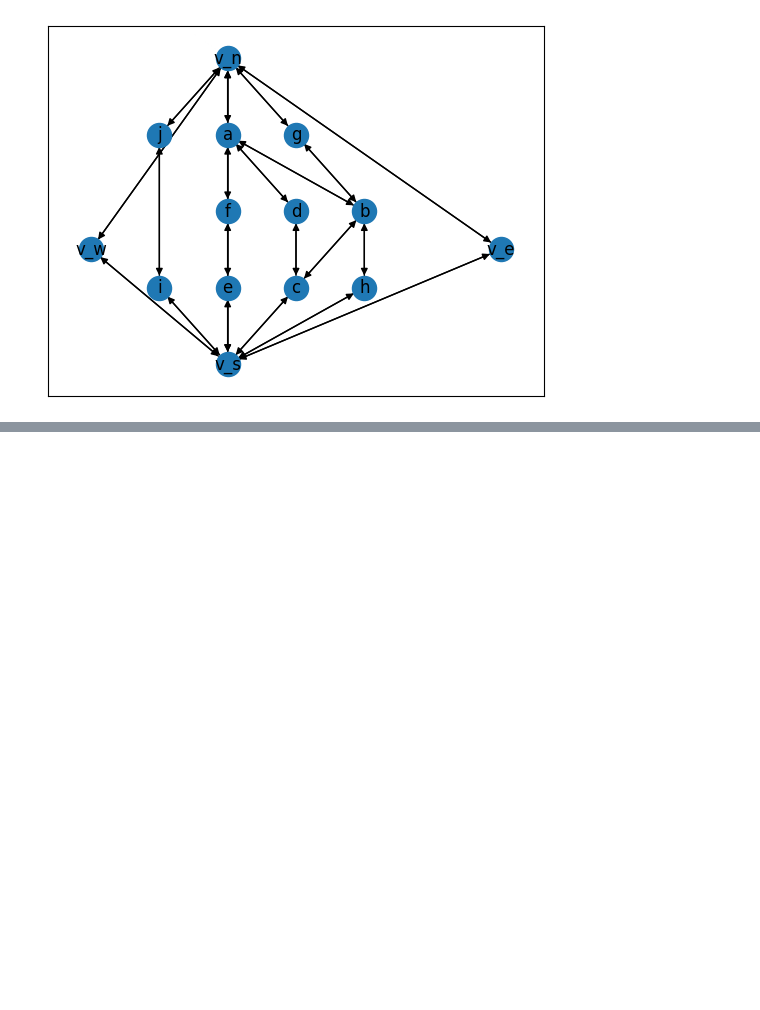
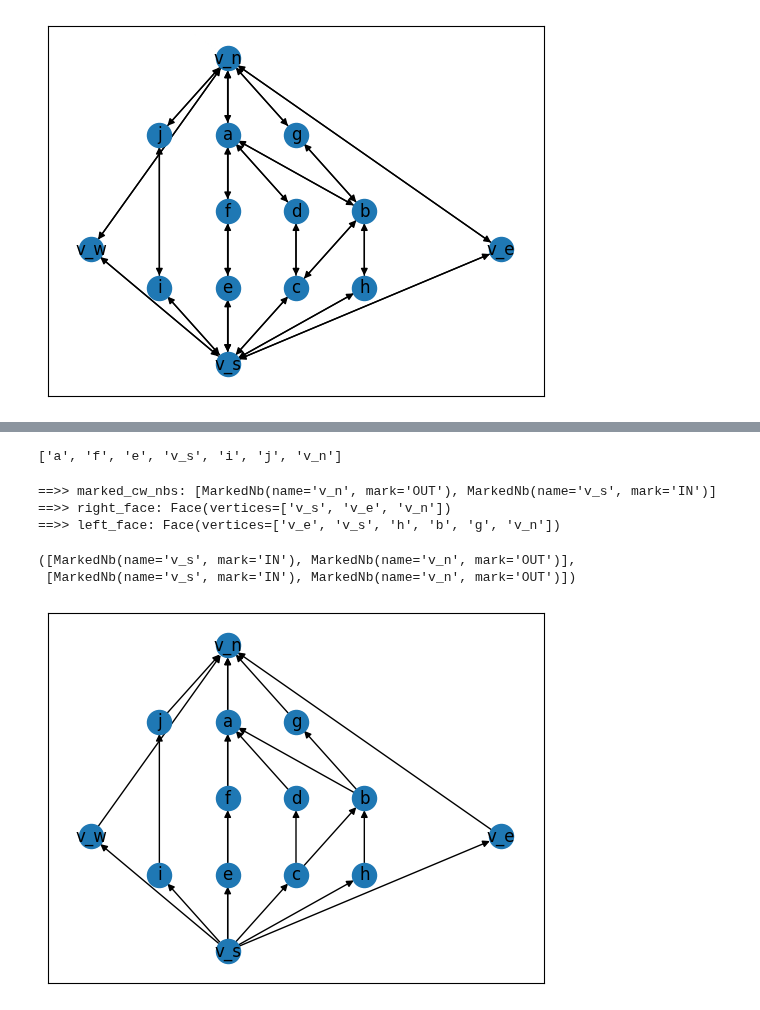
Before and after one commit to juliet29/graph2plan, a Jupyter notebook: notebooks/01_dcel.ipynb, the cells around one changed output, grey strips where cells are left out. Saved outputs shown, nothing was run; the diff lists cells and outputs as text; code cells hidden in the pictures; blank space fills up the shorter version.

```diff
--- a/notebooks/01_dcel.ipynb
+++ b/notebooks/01_dcel.ipynb
@@ -19,5 +14,5 @@ print(dv[1:])
 # %%
-PG, pos, de = complete_kant_G1()
+PG, pos, de = embedded_kant_G1()
 nx.draw_networkx(PG.to_directed(), pos)
 # %% [output]
 [figure]
@@ -47,0 +28,17 @@ KeyError: 'hello'
+# %%
+PG.traverse_face("a", "f")
+# %% [output]
+['a', 'f', 'e', 'v_s', 'i', 'j', 'v_n']
+# %%
+find_vertex_faces(PG, de, "v_e")
+# %% [output]
+==>> marked_cw_nbs: [MarkedNb(name='v_n', mark='OUT'), MarkedNb(name='v_s', mark='IN')]
+==>> right_face: Face(vertices=['v_s', 'v_e', 'v_n'])
+==>> left_face: Face(vertices=['v_e', 'v_s', 'h', 'b', 'g', 'v_n'])
+([MarkedNb(name='v_s', mark='IN'), MarkedNb(name='v_n', mark='OUT')],
+ [MarkedNb(name='v_s', mark='IN'), MarkedNb(name='v_n', mark='OUT')])
+# %%
+dpg = PG.to_directed().edge_subgraph(de)
+nx.draw_networkx(dpg, pos)
+# %% [output]
+[figure, added]
```
Also changed, not shown: parts of 21 cells of this notebook, 2 other files.
